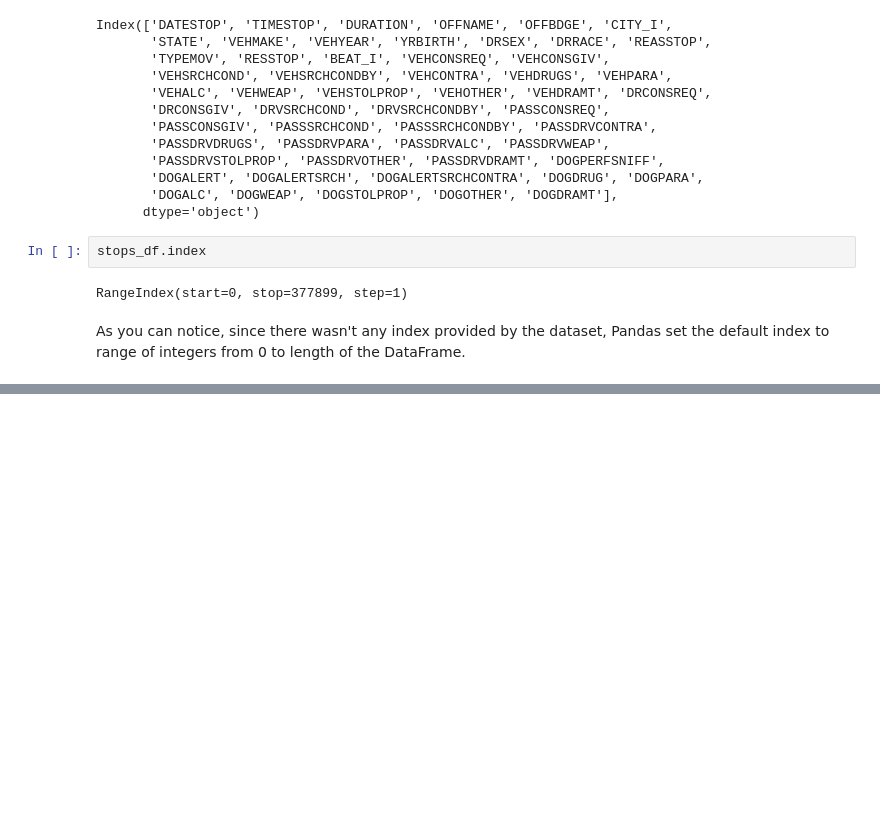
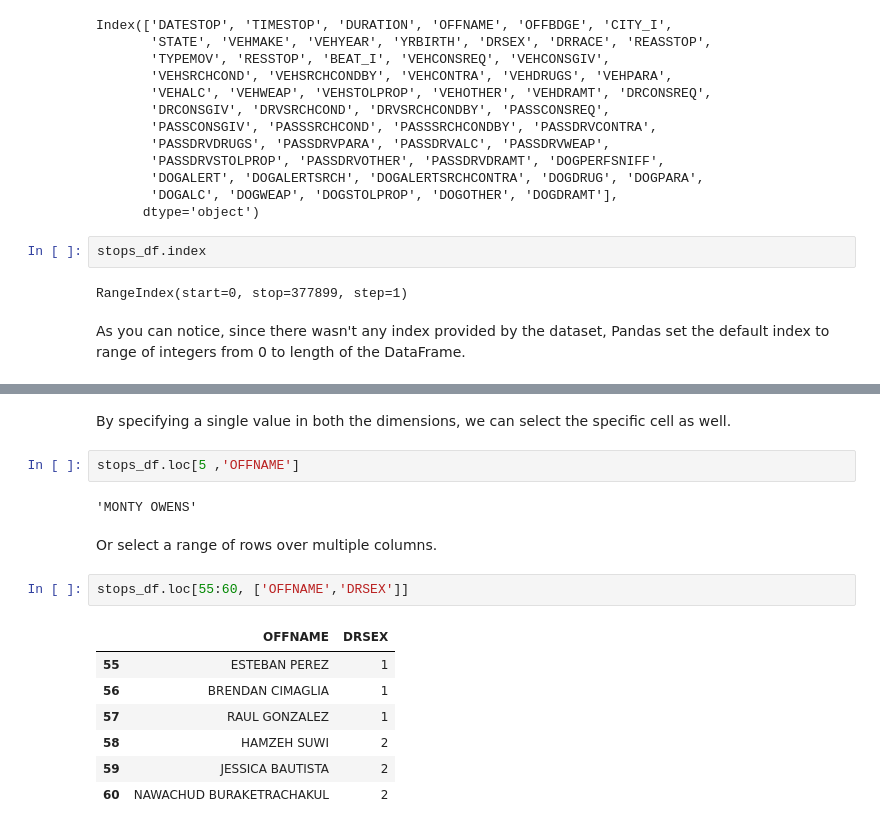
Before and after one commit to rahimrasool/CAN_textbook, a Jupyter notebook: _sources/content/revamped/IntroPandas.ipynb, the cells around one changed output, grey strips where cells are left out. Saved outputs shown, nothing was run; the diff lists cells and outputs as text; blank space fills up the shorter version.

```diff
--- a/_sources/content/revamped/IntroPandas.ipynb
+++ b/_sources/content/revamped/IntroPandas.ipynb
@@ -256,0 +302,18 @@ As you can notice, since there wasn't any index provided by the dataset, Pandas
+# %% [markdown]
+By specifying a single value in both the dimensions, we can select the specific cell as well.
+# %%
+stops_df.loc[5 ,'OFFNAME']
+# %% [output]
+'MONTY OWENS'
+# %% [markdown]
+Or select a range of rows over multiple columns.
+# %%
+stops_df.loc[55:60, ['OFFNAME','DRSEX']]
+# %% [output]
+|  | OFFNAME | DRSEX |
+| 55 | ESTEBAN PEREZ | 1 |
+| 56 | BRENDAN CIMAGLIA | 1 |
+| 57 | RAUL GONZALEZ | 1 |
+| 58 | HAMZEH SUWI | 2 |
+| 59 | JESSICA BAUTISTA | 2 |
+| 60 | NAWACHUD BURAKETRACHAKUL | 2 |
```
Also changed, not shown: parts of 59 cells of this notebook, 2 other files.
